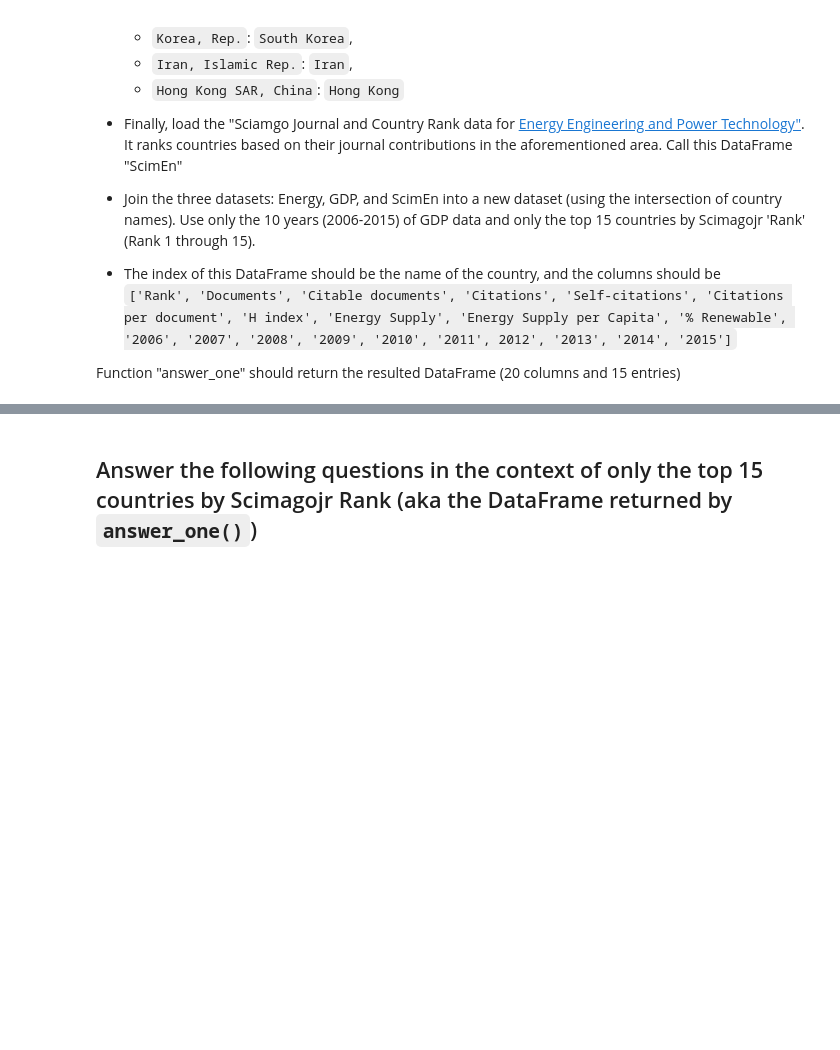
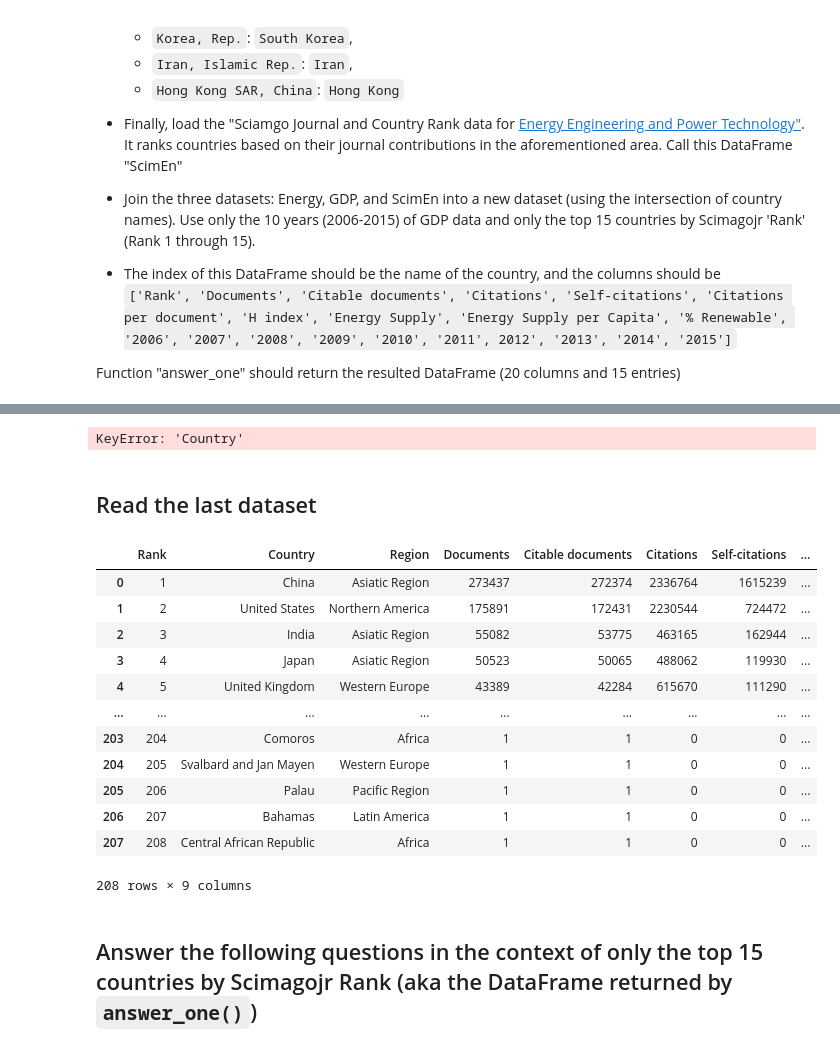
Before and after one commit to MykolaHavrylov/DS_kemp, a Jupyter notebook: lesson_3_pandas/lesson_3_hometask_pandas .ipynb, the cells around one changed output, grey strips where cells are left out. Saved outputs shown, nothing was run; the diff lists cells and outputs as text; code cells hidden in the pictures; blank space fills up the shorter version.

```diff
--- a/lesson_3_pandas/lesson_3_hometask_pandas .ipynb
+++ b/lesson_3_pandas/lesson_3_hometask_pandas .ipynb
@@ -75,3 +180,31 @@ df.head(5)
+# %%
+df_gdp = df_gdp.rename(columns={ 'Country Name': 'Country' })
+
+df_gdp = df_gdp.replace({ 'Country': { 'Korea, Rep.': 'South Korea', 'Iran, Islamic Rep.': 'Iran', 'Hong Kong SAR, China': 'Hong Kong' } })
+
+[df_gdp.loc[df_gdp['Country'] == country] for country in ['South Korea', 'Iran', 'Hong Kong']]
+# %% [output]
+KeyError: 'Country'
+# %% [markdown]
+## Read the last dataset
+# %%
+df_sci = pd.read_excel('scimagojr country rank 1996-2020.xlsx')
+
+df_sci
+# %% [output]
+|  | Rank | Country | Region | Documents | Citable documents | Citations | Self-citations | ... |
+| 0 | 1 | China | Asiatic Region | 273437 | 272374 | 2336764 | 1615239 | ... |
+| 1 | 2 | United States | Northern America | 175891 | 172431 | 2230544 | 724472 | ... |
+| 2 | 3 | India | Asiatic Region | 55082 | 53775 | 463165 | 162944 | ... |
+| 3 | 4 | Japan | Asiatic Region | 50523 | 50065 | 488062 | 119930 | ... |
+| 4 | 5 | United Kingdom | Western Europe | 43389 | 42284 | 615670 | 111290 | ... |
+| ... | ... | ... | ... | ... | ... | ... | ... | ... |
+| 203 | 204 | Comoros | Africa | 1 | 1 | 0 | 0 | ... |
+| 204 | 205 | Svalbard and Jan Mayen | Western Europe | 1 | 1 | 0 | 0 | ... |
+| 205 | 206 | Palau | Pacific Region | 1 | 1 | 0 | 0 | ... |
+| 206 | 207 | Bahamas | Latin America | 1 | 1 | 0 | 0 | ... |
+| 207 | 208 | Central African Republic | Africa | 1 | 1 | 0 | 0 | ... |
+208 rows × 9 columns
 # %% [markdown]
 ## Answer the following questions in the context of only the top 15 countries by Scimagojr Rank (aka the DataFrame returned by `answer_one()`)
 # %% [markdown]
```
Also changed, not shown: parts of 15 cells of this notebook, 3 other files.
